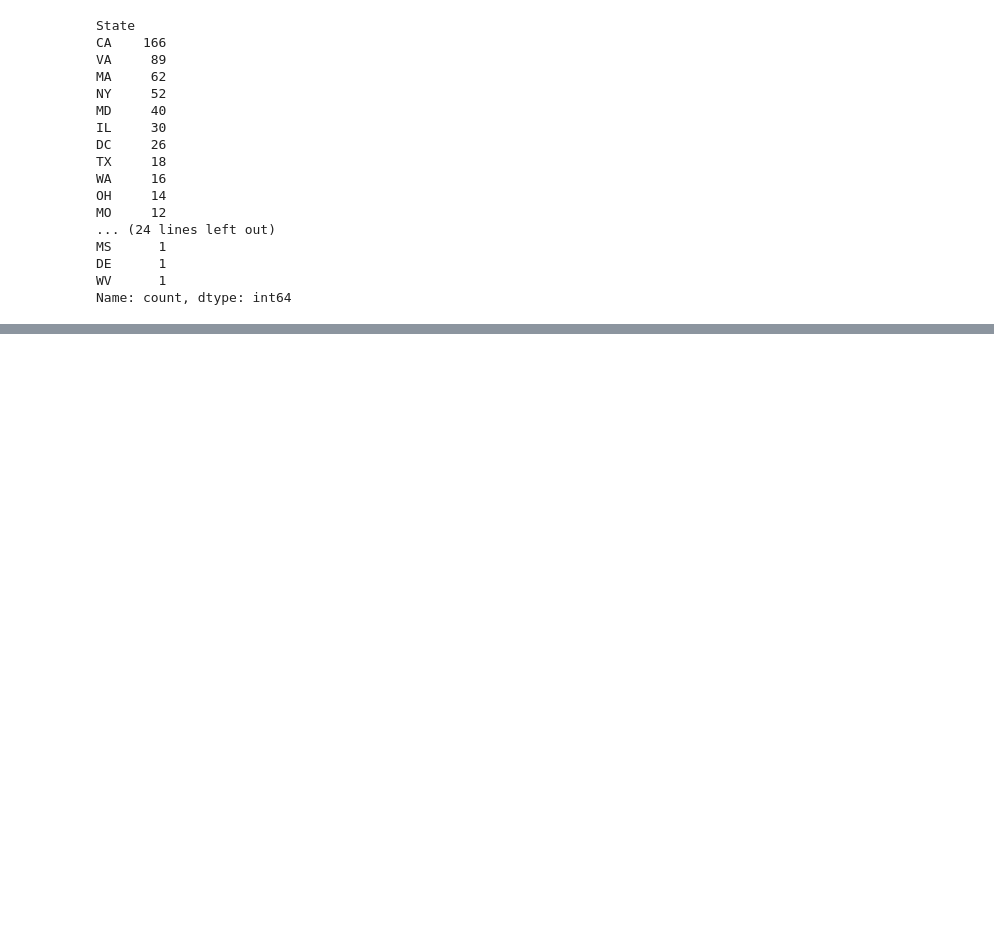
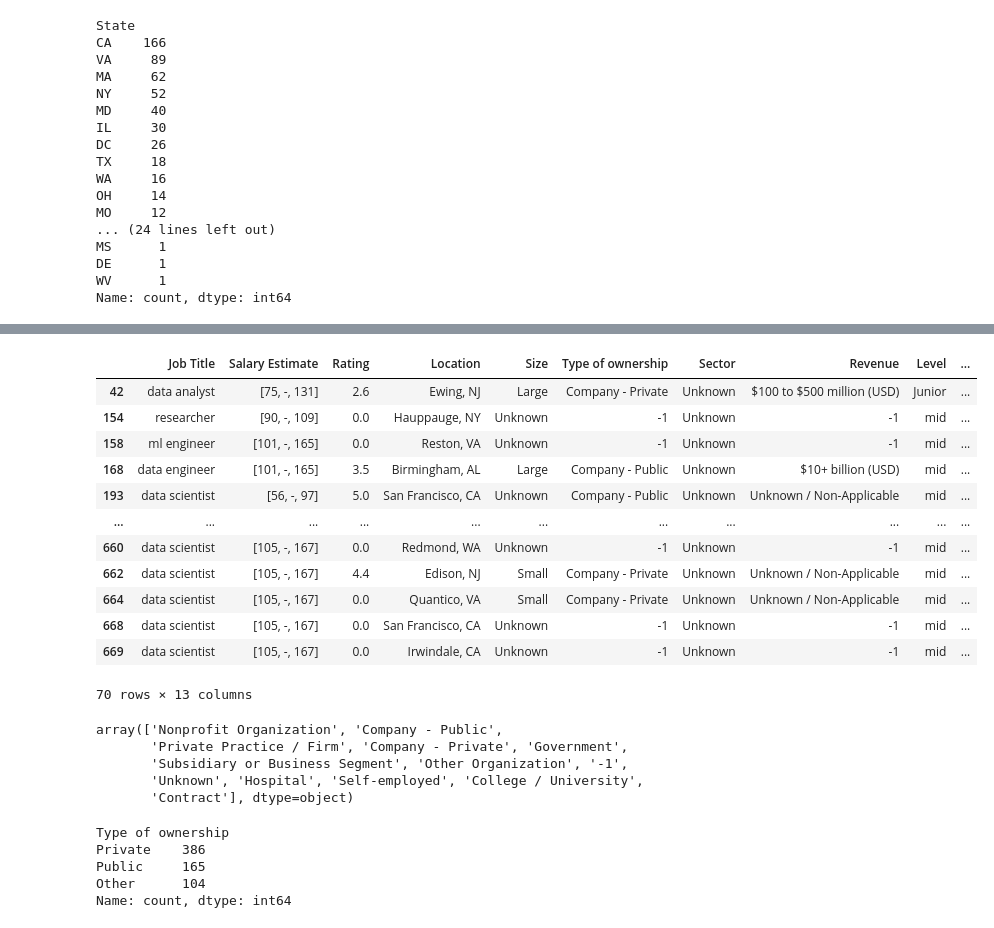
Before and after one commit to swjung333/Data_Science_Python, a Jupyter notebook: Data_Science_Job_Posting_Analysis.ipynb, the cells around one changed output, grey strips where cells are left out. Saved outputs shown, nothing was run; the diff lists cells and outputs as text; code cells hidden in the pictures; blank space fills up the shorter version.

```diff
--- a/Data_Science_Job_Posting_Analysis.ipynb
+++ b/Data_Science_Job_Posting_Analysis.ipynb
@@ -740,0 +759,3 @@ Name: count, dtype: int64
+# %%
+# Replace minus values with 0
+df["Rating"] = df["Rating"].replace(-1, 0)
@@ -740,0 +824,35 @@ Name: count, dtype: int64
+# %%
+# Create categories; Technology, Business, Healthcare & Pharma, Finance & Insurance, Industrial & Engineering, Consumer & Retail, Public & Education, Unknown
+
+df["Sector"] = df["Sector"].str.strip()
+
+def cleaned_sector(sector):
+
+    if sector in ["Unknown", "-1"]:
+        return "Unknown"
+
+    elif sector in ["Information Technology", "Telecommunications", "Media"]:
+        return "Technology"
+
+    elif sector in ["Business Services"]:
+        return "Business"
+
+    elif sector in ["Biotech & Pharmaceuticals", "Health Care"]:
+        return "Healthcare & Pharma"
+
+    elif sector in ["Insurance", "Finance", "Accounting & Legal"]:
+        return "Finance & Insurance"
+
+    elif sector in ["Manufacturing", "Oil, Gas, Energy & Utilities", "Transportation & Logistics", "Aerospace & Defense", "Construction, Repair & Maintenance", "Agriculture & Forestry"]:
+        return "Industrial & Engineering"
+
+    elif sector in ["Travel & Tourism", "Retail", "Consumer Services", "Real Estate"]:
+        return "Consumer & Retail"
+
+    elif sector in ["Government", "Education", "Non-Profit"]:
+        return "Public & Education"
+
+    else :
+        return "Other"
+
+df["Sector"] = df["Sector"].apply(cleaned_sector)
@@ -740,0 +872,28 @@ Name: count, dtype: int64
+# %%
+# Check the "Unknown" in Sector column
+
+df[df["Sector"] == "Unknown"]
+# %% [output]
+|  | Job Title | Salary Estimate | Rating | Location | Size | Type of ownership | Sector | Revenue | Level | ... |
+| 42 | data analyst | [75, -, 131] | 2.6 | Ewing, NJ | Large | Company - Private | Unknown | $100 to $500 million (USD) | Junior | ... |
+| 154 | researcher | [90, -, 109] | 0.0 | Hauppauge, NY | Unknown | -1 | Unknown | -1 | mid | ... |
+| 158 | ml engineer | [101, -, 165] | 0.0 | Reston, VA | Unknown | -1 | Unknown | -1 | mid | ... |
+| 168 | data engineer | [101, -, 165] | 3.5 | Birmingham, AL | Large | Company - Public | Unknown | $10+ billion (USD) | mid | ... |
+| 193 | data scientist | [56, -, 97] | 5.0 | San Francisco, CA | Unknown | Company - Public | Unknown | Unknown / Non-Applicable | mid | ... |
+| ... | ... | ... | ... | ... | ... | ... | ... | ... | ... | ... |
+| 660 | data scientist | [105, -, 167] | 0.0 | Redmond, WA | Unknown | -1 | Unknown | -1 | mid | ... |
+| 662 | data scientist | [105, -, 167] | 4.4 | Edison, NJ | Small | Company - Private | Unknown | Unknown / Non-Applicable | mid | ... |
+| 664 | data scientist | [105, -, 167] | 0.0 | Quantico, VA | Small | Company - Private | Unknown | Unknown / Non-Applicable | mid | ... |
+| 668 | data scientist | [105, -, 167] | 0.0 | San Francisco, CA | Unknown | -1 | Unknown | -1 | mid | ... |
+| 669 | data scientist | [105, -, 167] | 0.0 | Irwindale, CA | Unknown | -1 | Unknown | -1 | mid | ... |
+70 rows × 13 columns
+# %%
+# Clean "Type of ownership" column
+
+df["Type of ownership"].unique()
+# %% [output]
+array(['Nonprofit Organization', 'Company - Public',
+       'Private Practice / Firm', 'Company - Private', 'Government',
+       'Subsidiary or Business Segment', 'Other Organization', '-1',
+       'Unknown', 'Hospital', 'Self-employed', 'College / University',
+       'Contract'], dtype=object)
@@ -740,0 +930,8 @@ Name: count, dtype: int64
+# %%
+df["Type of ownership"].value_counts()
+# %% [output]
+Type of ownership
+Private    386
+Public     165
+Other      104
+Name: count, dtype: int64
```
Also changed, not shown: parts of 19 cells of this notebook.
